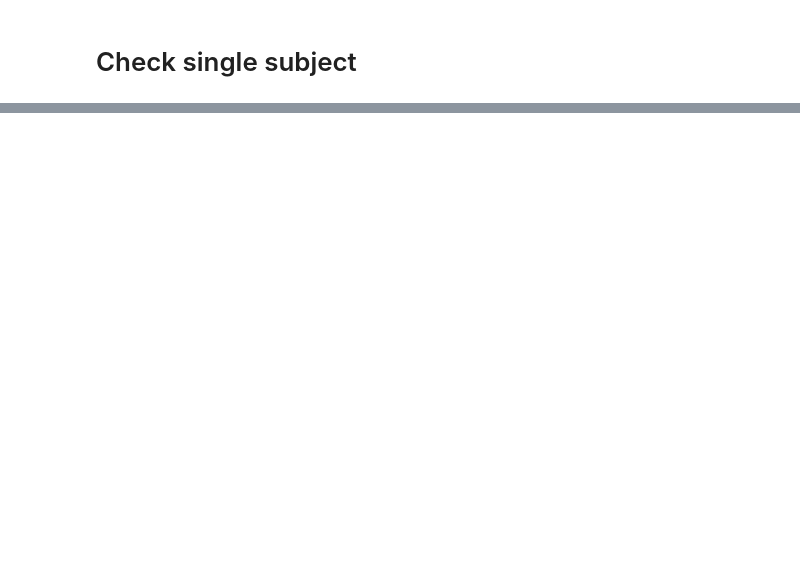
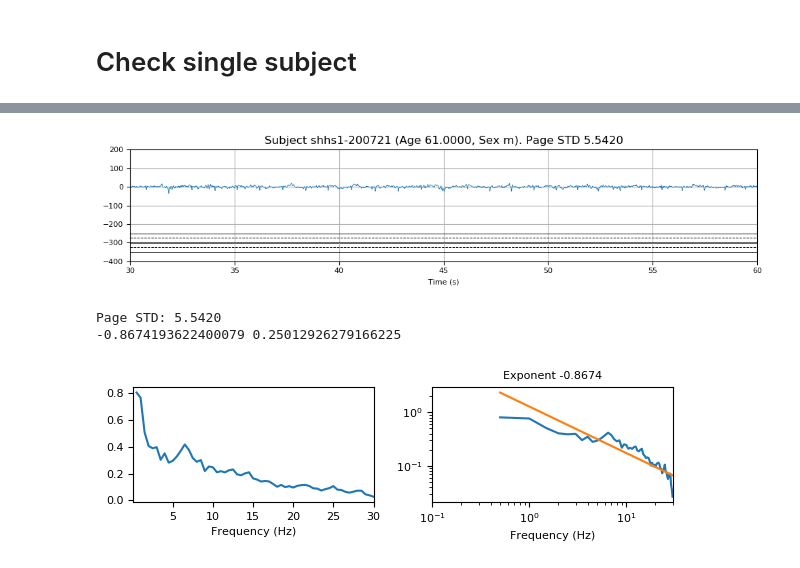
Before and after one commit to nicolasigor/sleep-rnn, a Jupyter notebook: figs_thesis/2021_eda_nsrr_page_exclusion.ipynb, the cells around one changed output, grey strips where cells are left out. Saved outputs shown, nothing was run; the diff lists cells and outputs as text; code cells hidden in the pictures; blank space fills up the shorter version.

```diff
--- a/figs_thesis/2021_eda_nsrr_page_exclusion.ipynb
+++ b/figs_thesis/2021_eda_nsrr_page_exclusion.ipynb
@@ -625,7 +691,7 @@ print(std_selected)
 # %%
 # mark_selected = marks[5]
 
-center_sample = int(25.5 * 30 * 200) # mark_selected.mean()
+center_sample = int((n2_pages[0] + 0.5) * 30 * 200) # mark_selected.mean()
 
 window_duration = 30
 window_size = nsrr.fs * window_duration
@@ -675,35 +741,40 @@ valid_locs = np.where((freq >= 0.3) & (freq <= 30))[0]
 freq = freq[valid_locs]
 power = power[valid_locs]
 
-locs_to_use = np.where(freq >= 4)[0]
+locs_to_use = np.where(freq >= 2)[0]
 x_data = freq[locs_to_use]
 y_data = power[locs_to_use]
 locs_no_sigma = np.where((x_data < 10) | (x_data > 17))[0]
 x_data_no_sigma = x_data[locs_no_sigma]
 y_data_no_sigma = y_data[locs_no_sigma]
 log_x = np.log(x_data_no_sigma)
 log_y = np.log(y_data_no_sigma)
 pl_exponent, pl_intercept, _, _, _ = scipy.stats.linregress(log_x,log_y)
 def fitted_power_law(x):
     return (x ** pl_exponent) * np.exp(pl_intercept)
 print(pl_exponent, pl_intercept)
 
 fig, axes = plt.subplots(1, 2, figsize=(6, 2), dpi=100)
 
 ax = axes[0]
 ax.plot(freq, power)
 ax.set_xlim([0.1, 30])
 ax.tick_params(labelsize=8)
 ax.set_xlabel("Frequency (Hz)", fontsize=8)
 
 ax = axes[1]
 ax.plot(freq, power)
 ax.plot(freq, fitted_power_law(freq))
 ax.set_xlim([0.1, 30])
 ax.set_xscale('log')
 ax.set_yscale('log')
 ax.tick_params(labelsize=8)
 ax.set_xlabel("Frequency (Hz)", fontsize=8)
 ax.set_title("Exponent %1.4f" % (pl_exponent), fontsize=8)
 plt.tight_layout()
 plt.show()
+# %% [output]
+[figure, added]
+Page STD: 5.5420
+-0.8674193622400079 0.25012926279166225
+[figure, added]
```
Also changed, not shown: parts of 7 cells of this notebook.
